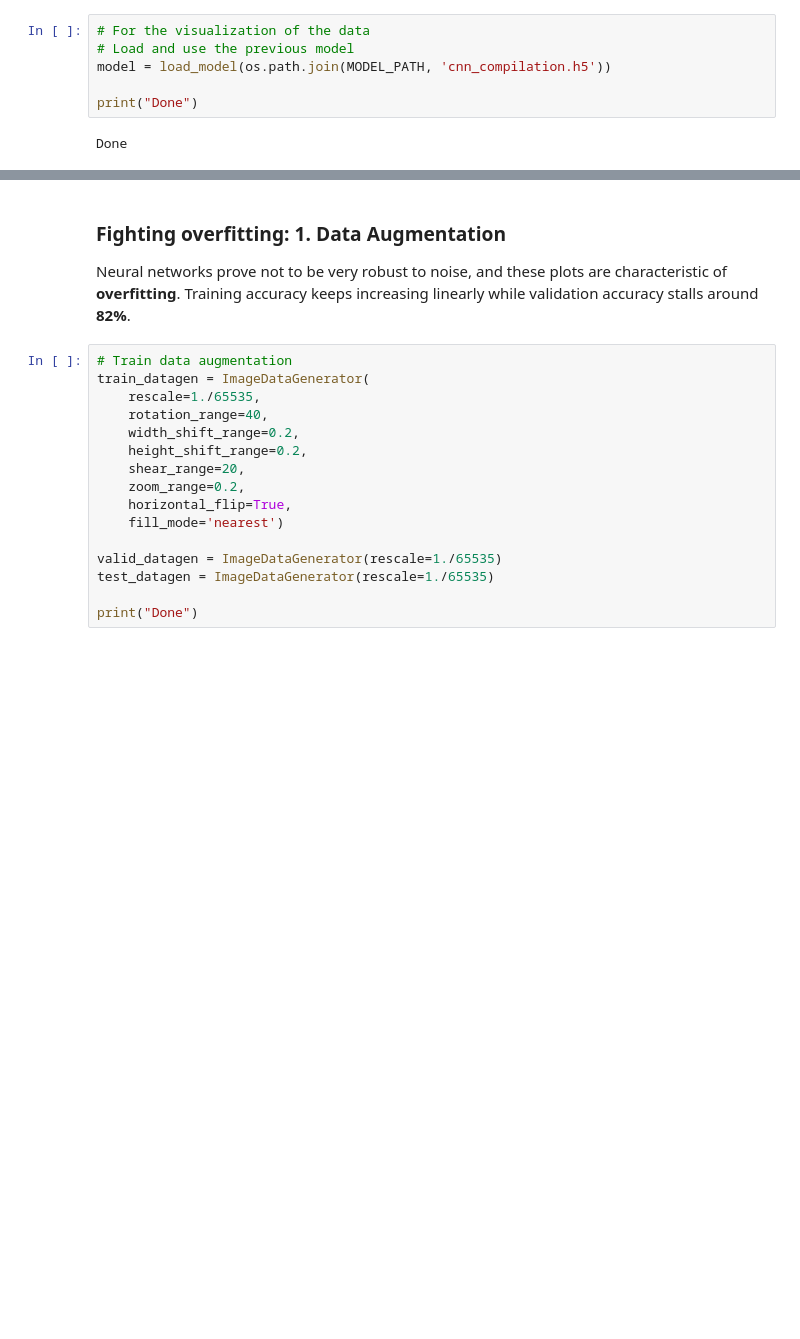
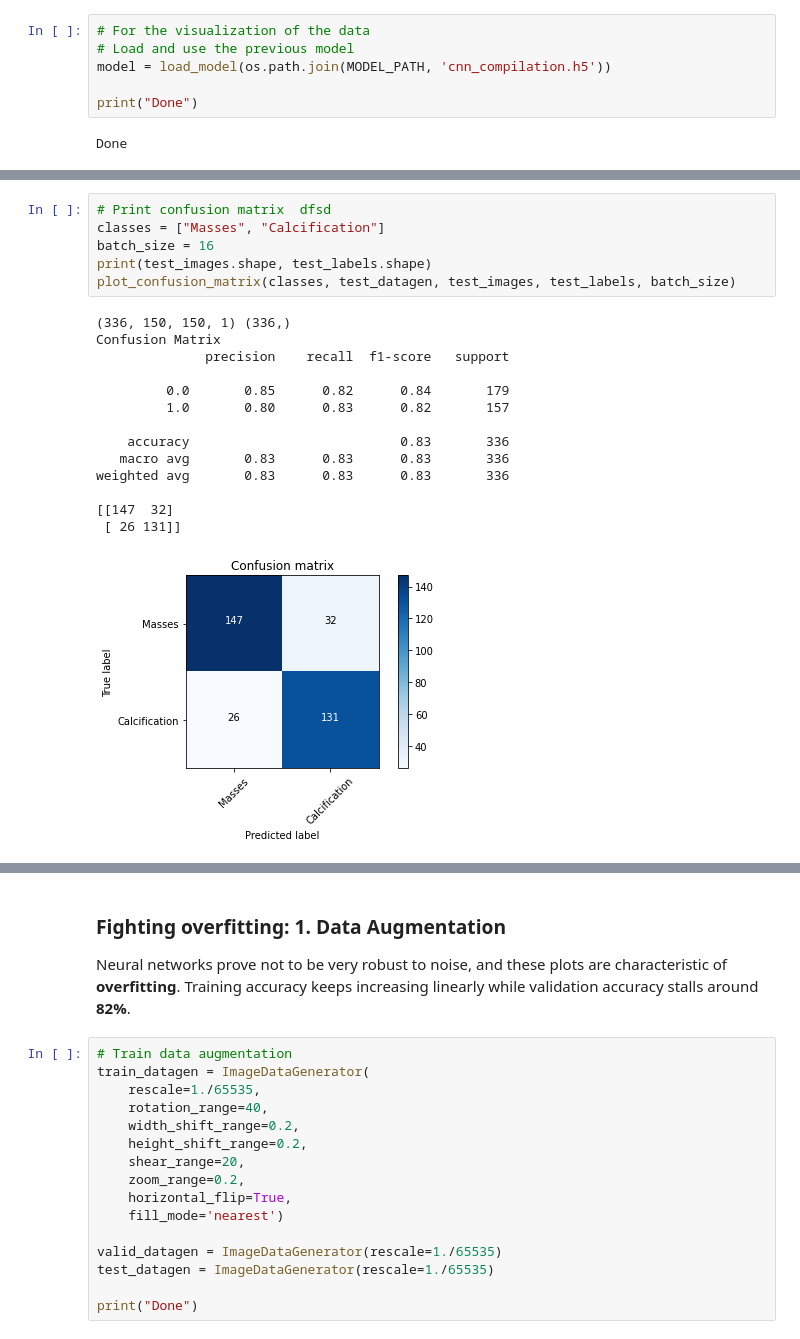
Before and after one commit to MarshaGomez/CNN-Medical-Imaging-Analysis, a Jupyter notebook: Code/Scratch_CNN_masses_vs_calc.ipynb, the cells around one changed output, grey strips where cells are left out. Cells and saved outputs as stored; diff of their text form; blank space fills up the shorter version.

```diff
--- a/Code/Scratch_CNN_masses_vs_calc.ipynb
+++ b/Code/Scratch_CNN_masses_vs_calc.ipynb
@@ -422,0 +541,21 @@ AUC: 93.55 %
+# %%
+# Print confusion matrix  dfsd
+classes = ["Masses", "Calcification"]
+batch_size = 16
+print(test_images.shape, test_labels.shape)
+plot_confusion_matrix(classes, test_datagen, test_images, test_labels, batch_size)
+# %% [output]
+(336, 150, 150, 1) (336,)
+Confusion Matrix
+              precision    recall  f1-score   support
+
+         0.0       0.85      0.82      0.84       179
+         1.0       0.80      0.83      0.82       157
+
+    accuracy                           0.83       336
+   macro avg       0.83      0.83      0.83       336
+weighted avg       0.83      0.83      0.83       336
+
+[[147  32]
+ [ 26 131]]
+[figure, added]
```
Also changed, not shown: parts of 31 cells of this notebook.
